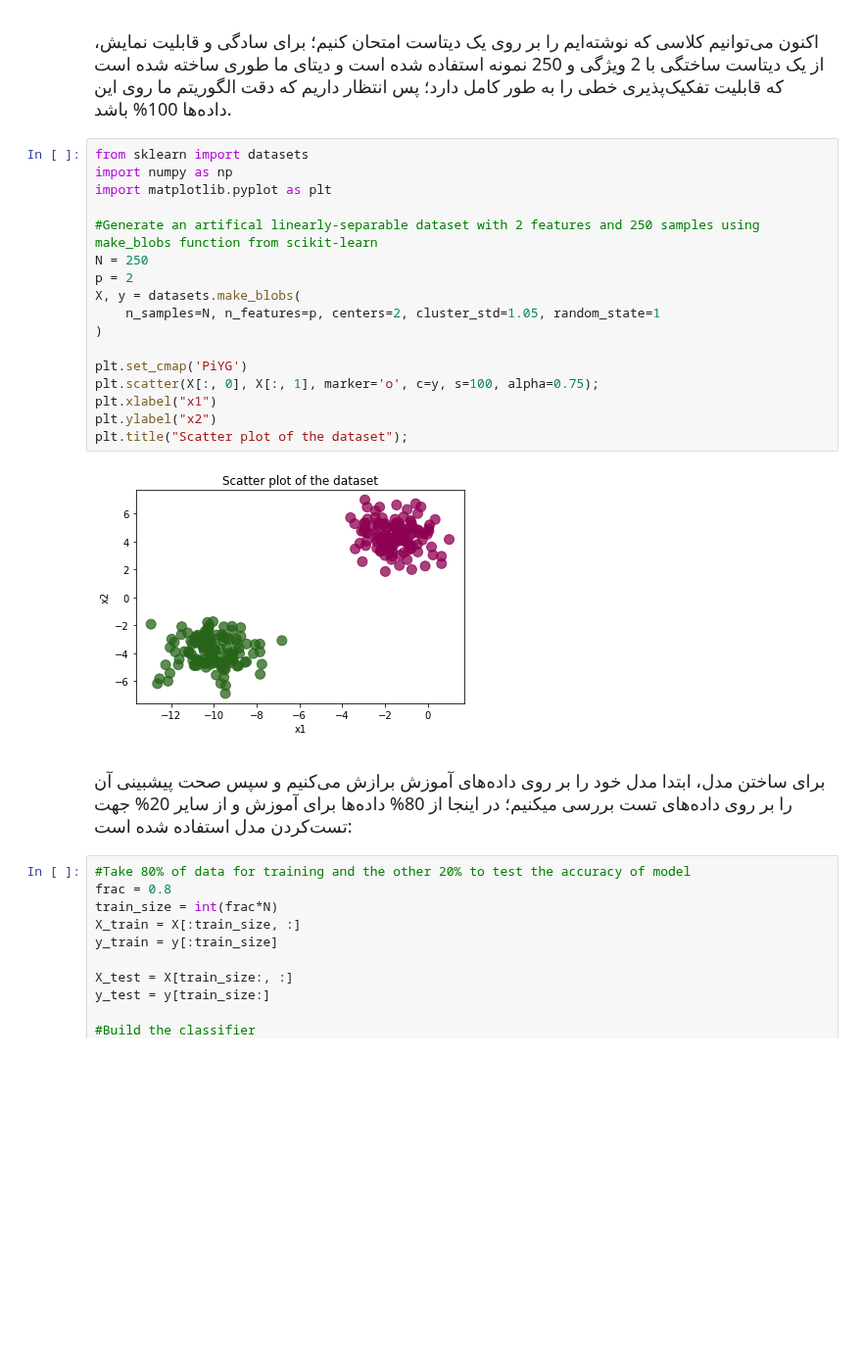
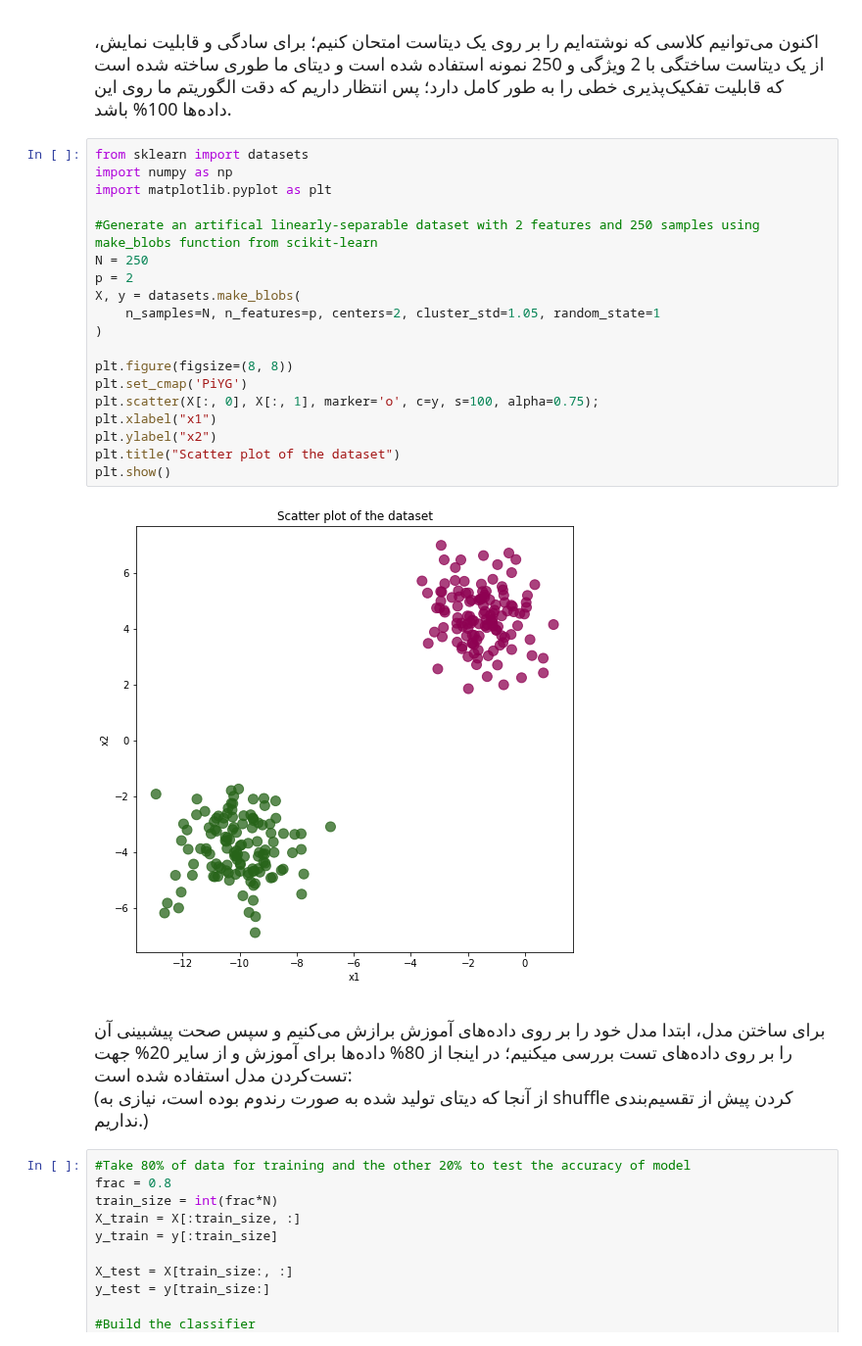
Before and after one commit to SharifiZarchi/Introduction_to_Machine_Learning, a Jupyter notebook: Jupyter_Notebooks/Chapter_03_Train_and_Evaluation/SVM.ipynb, the cells around one changed output. Shown at 98% size. Cells and saved outputs as stored; diff of their text form; blank space fills up the shorter version.

```diff
--- a/Jupyter_Notebooks/Chapter_03_Train_and_Evaluation/SVM.ipynb
+++ b/Jupyter_Notebooks/Chapter_03_Train_and_Evaluation/SVM.ipynb
@@ -676,25 +624,28 @@ class maxMargin_classifier:
 # %%
 from sklearn import datasets
 import numpy as np
 import matplotlib.pyplot as plt
 
 #Generate an artifical linearly-separable dataset with 2 features and 250 samples using make_blobs function from scikit-learn
 N = 250
 p = 2
 X, y = datasets.make_blobs(
     n_samples=N, n_features=p, centers=2, cluster_std=1.05, random_state=1
 )
 
+plt.figure(figsize=(8, 8))
 plt.set_cmap('PiYG')
 plt.scatter(X[:, 0], X[:, 1], marker='o', c=y, s=100, alpha=0.75);
 plt.xlabel("x1")
 plt.ylabel("x2")
-plt.title("Scatter plot of the dataset");
+plt.title("Scatter plot of the dataset")
+plt.show()
 # %% [output]
-[figure, old version]
+[figure, new version]
 # %% [markdown]
 <font face="XB Zar" size=4><div dir=rtl>
 برای ساختن مدل، ابتدا مدل خود را بر روی داده‌های آموزش برازش می‌کنیم و سپس صحت پیشبینی آن را بر روی داده‌های تست بررسی میکنیم؛ در اینجا از 80% داده‌ها برای آموزش و از سایر 20% جهت تست‌کردن مدل استفاده شده است:
+<br>    (از آنجا که دیتای تولید شده به صورت رندوم بوده است، نیازی به shuffle کردن پیش از تقسیم‌بندی نداریم.)
 </div>
 # %%
 #Take 80% of data for training and the other 20% to test the accuracy of model
```
Also changed, not shown: parts of 24 cells of this notebook.
